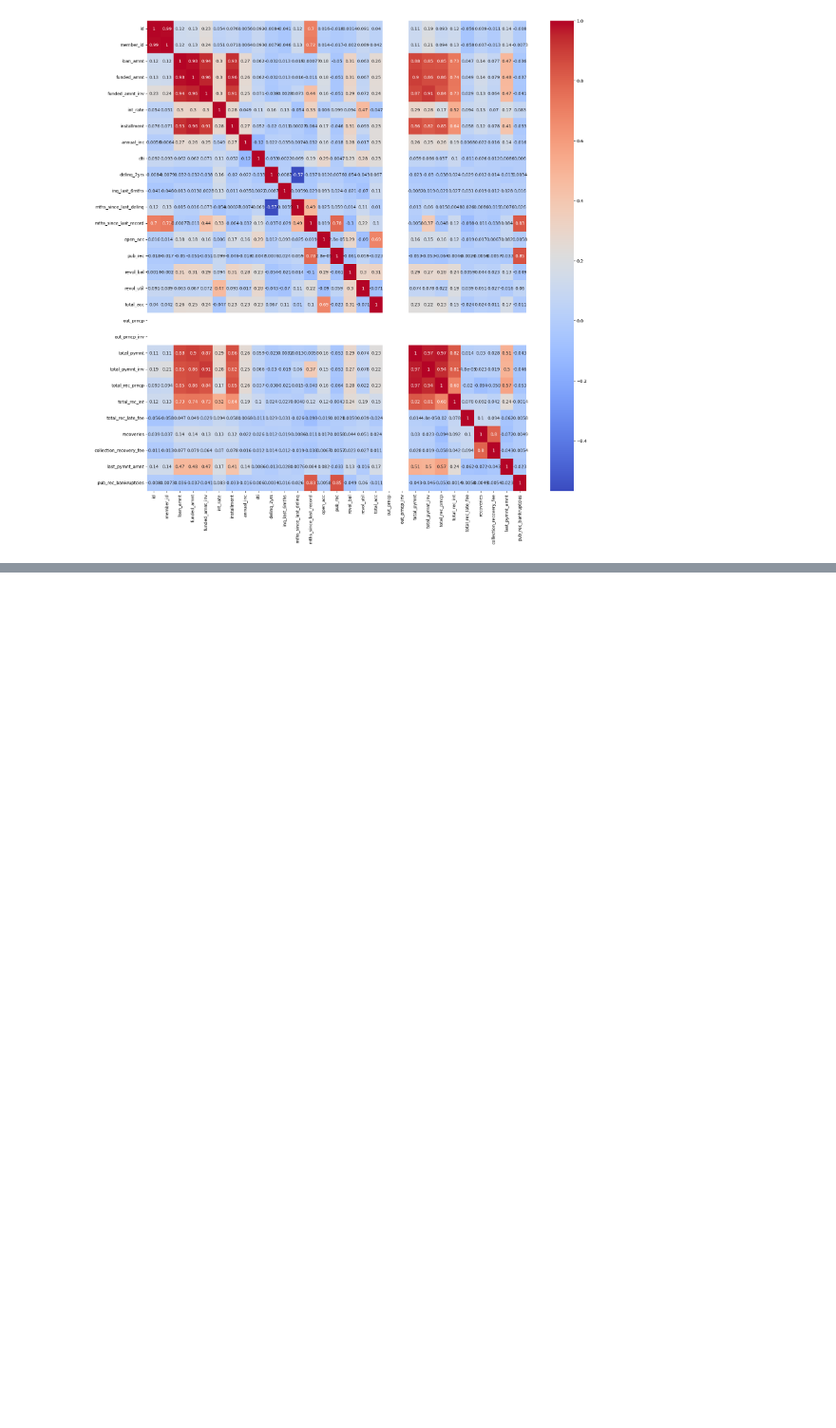
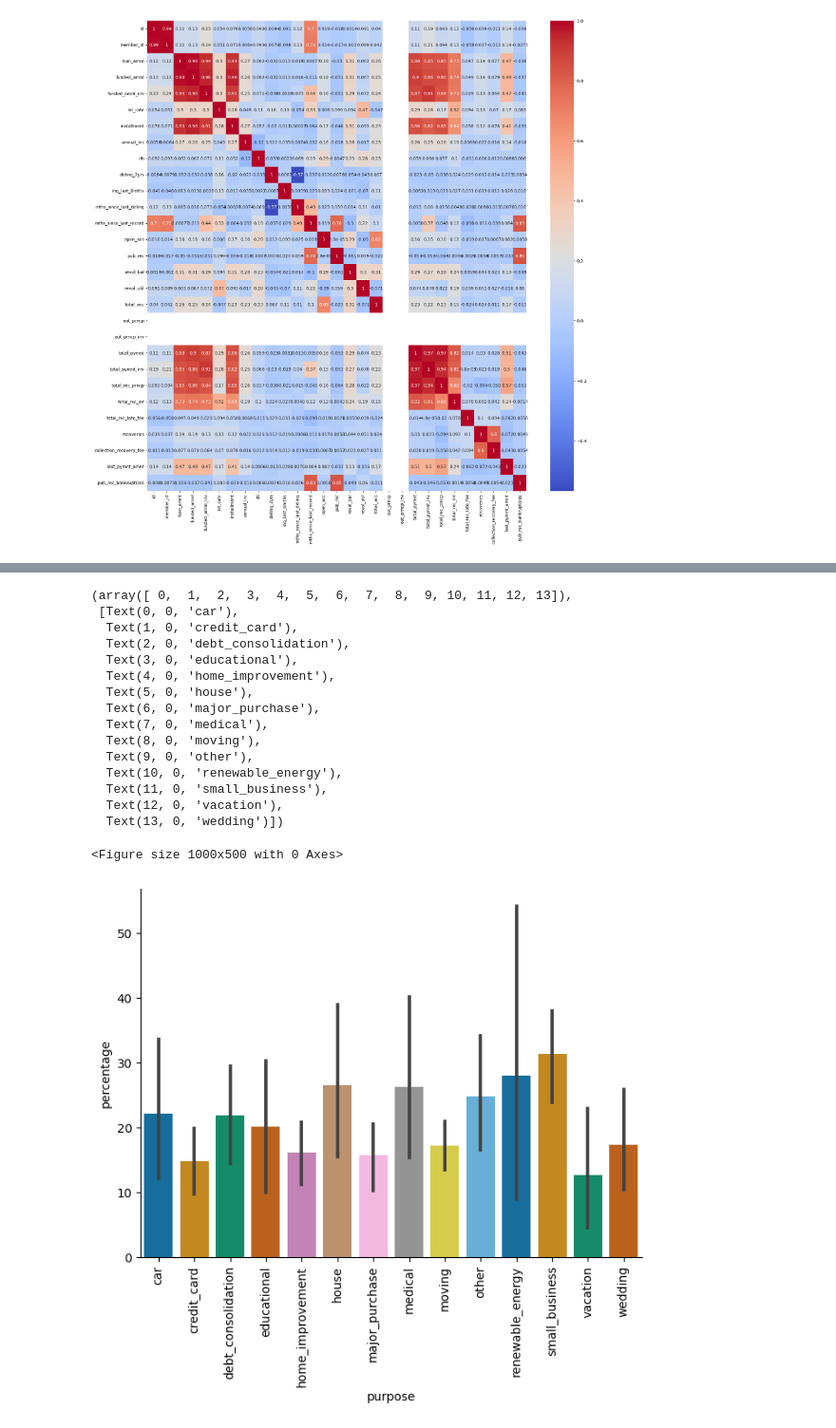
Before and after one commit to ajayvmohandas/lending_club_case_study, a Jupyter notebook: Lending-Club-Case-Study.ipynb, the cells around one changed output, grey strips where cells are left out. Shown at 95% size. Drawn from its saved outputs; the diff is of its cells as text; code cells hidden in the pictures; blank space fills up the shorter version.

```diff
--- a/Lending-Club-Case-Study.ipynb
+++ b/Lending-Club-Case-Study.ipynb
@@ -248,0 +296,11 @@ sns.heatmap(correlation_matrix, annot=True, cmap='coolwarm')
+# %%
+purpose_grade_df = loan_df.pivot_table(index=['purpose', 'grade'], columns='loan_status', aggfunc='size', fill_value=0)
+purpose_grade_df['percentage'] = purpose_grade_df['Charged Off'] / (purpose_grade_df['Fully Paid'] + purpose_grade_df['Charged Off']) *100
+purpose_grade_df = purpose_grade_df.reset_index()
+
+
+bins = [0, 5, 15, 25, float('inf')]
+labels = ['Mild', 'Moderate', 'Elevated', 'Severe']
+purpose_grade_df['risk_category'] = pd.cut(purpose_grade_df['percentage'], bins=bins, labels=labels)
+
+purpose_grade_df
@@ -248,0 +325,27 @@ sns.heatmap(correlation_matrix, annot=True, cmap='coolwarm')
+# %%
+plt.figure(figsize=(10,5))
+# Create a scatter plot
+sns.catplot(x='purpose', y='percentage', palette='colorblind',data=purpose_grade_df, kind="bar", height=5, aspect=1.33,)
+plt.xticks(rotation=90)
+#plt.legend(loc='upper right', bbox_to_anchor=(1.18, 1))
+#plt.title('Purpose vs Default Percentage')
+#plt.xlabel('Purpose of Loan')
+#plt.ylabel('Grade')
+# %% [output]
+(array([ 0,  1,  2,  3,  4,  5,  6,  7,  8,  9, 10, 11, 12, 13]),
+ [Text(0, 0, 'car'),
+  Text(1, 0, 'credit_card'),
+  Text(2, 0, 'debt_consolidation'),
+  Text(3, 0, 'educational'),
+  Text(4, 0, 'home_improvement'),
+  Text(5, 0, 'house'),
+  Text(6, 0, 'major_purchase'),
+  Text(7, 0, 'medical'),
+  Text(8, 0, 'moving'),
+  Text(9, 0, 'other'),
+  Text(10, 0, 'renewable_energy'),
+  Text(11, 0, 'small_business'),
+  Text(12, 0, 'vacation'),
+  Text(13, 0, 'wedding')])
+<Figure size 1000x500 with 0 Axes>
+[figure, added]
```
Also changed, not shown: parts of 15 cells of this notebook.
